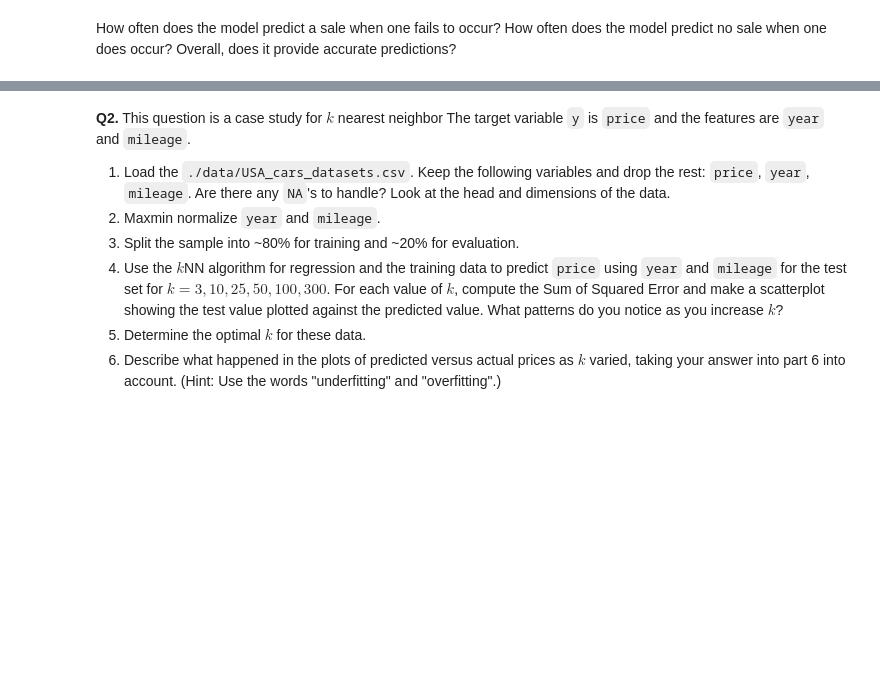
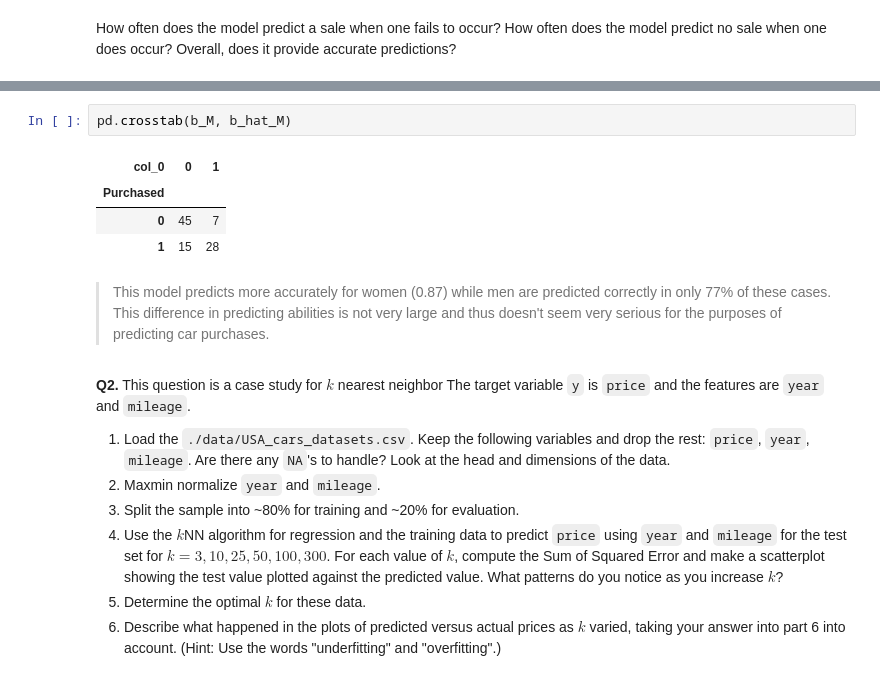
Before and after one commit to acb4rn/assignment3, a Jupyter notebook: assignment_knn_and_kmc.ipynb, the cells around one changed output, grey strips where cells are left out. Saved outputs shown, nothing was run; the diff lists cells and outputs as text; blank space fills up the shorter version.

```diff
--- a/assignment_knn_and_kmc.ipynb
+++ b/assignment_knn_and_kmc.ipynb
@@ -154,3 +186,12 @@ How often does the model predict a sale when one fails to occur? How often does
+# %%
+pd.crosstab(b_M, b_hat_M)
+# %% [output]
+| col_0 | 0 | 1 |
+| Purchased |  |  |
+| 0 | 45 | 7 |
+| 1 | 15 | 28 |
+# %% [markdown]
+> This model predicts more accurately for women (0.87) while men are predicted correctly in only 77% of these cases. This difference in predicting abilities is not very large and thus doesn't seem very serious for the purposes of predicting car purchases.
 # %% [markdown]
 **Q2.** This question is a case study for $k$ nearest neighbor The target variable `y` is `price` and the features are `year` and `mileage`.
 
```
Also changed, not shown: parts of 9 cells of this notebook.
